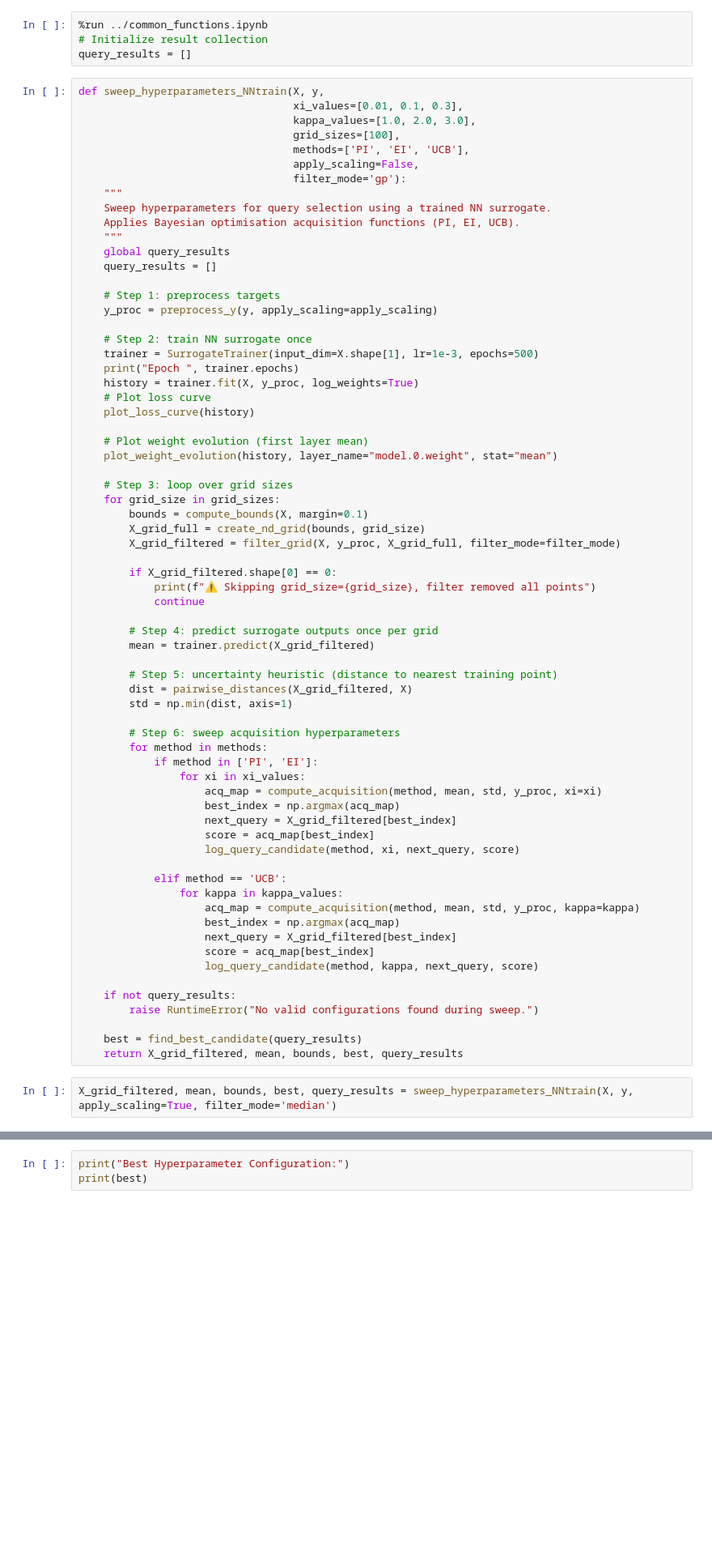
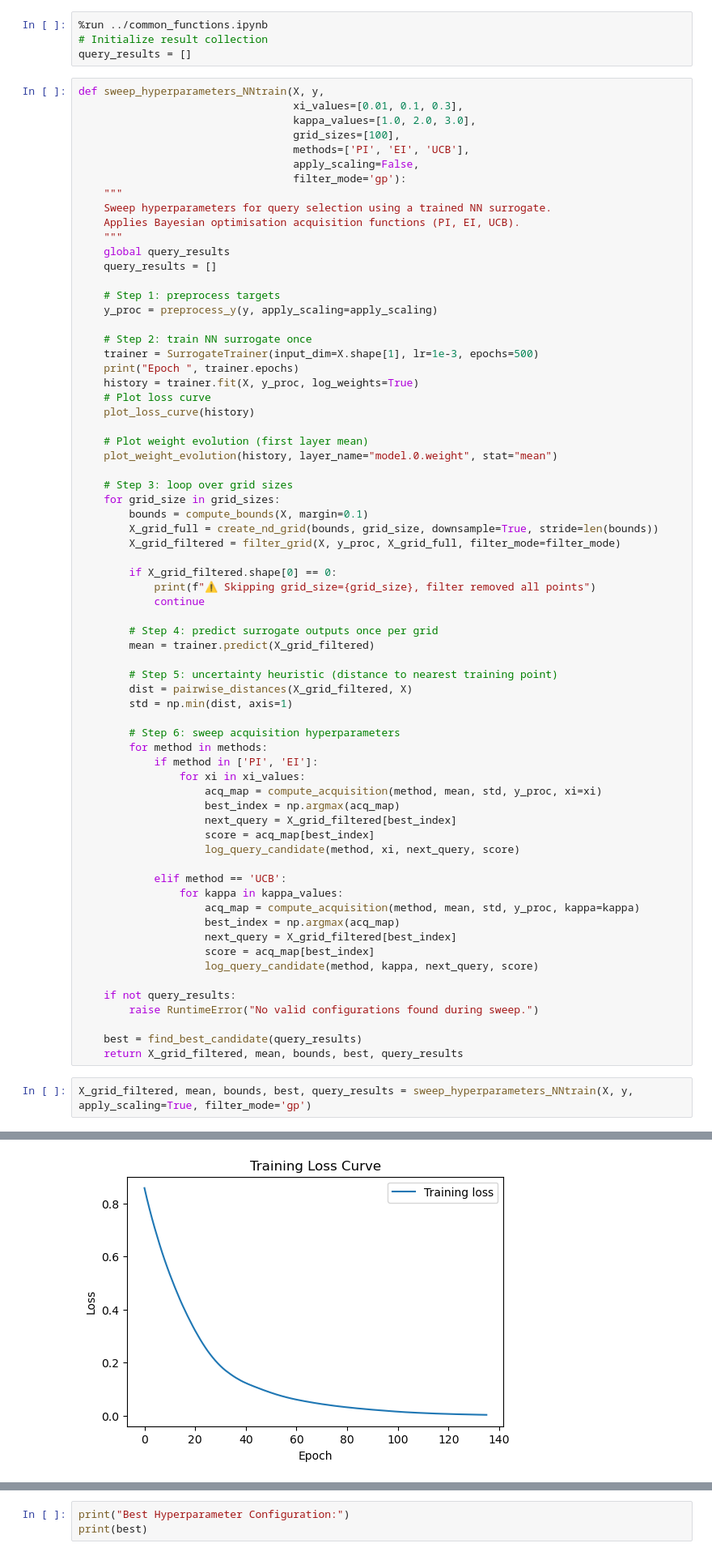
Before and after one commit to ajay-falcon-ai/Capstone-Black-Box-functions, a Jupyter notebook: function_6/function_6_surrogate_nn.ipynb, the cells around one changed output, grey strips where cells are left out. Shown: that part at 81% size. Drawn from its saved outputs; the diff is of its cells as text; blank space fills up the shorter version.

```diff
--- a/function_6/function_6_surrogate_nn.ipynb
+++ b/function_6/function_6_surrogate_nn.ipynb
@@ -81,7 +98,7 @@ def sweep_hyperparameters_NNtrain(X, y,
     # Step 3: loop over grid sizes
     for grid_size in grid_sizes:
         bounds = compute_bounds(X, margin=0.1)
-        X_grid_full = create_nd_grid(bounds, grid_size)
+        X_grid_full = create_nd_grid(bounds, grid_size, downsample=True, stride=len(bounds))
         X_grid_filtered = filter_grid(X, y_proc, X_grid_full, filter_mode=filter_mode)
 
         if X_grid_filtered.shape[0] == 0:
@@ -119,4 +136,5 @@ def sweep_hyperparameters_NNtrain(X, y,
     best = find_best_candidate(query_results)
     return X_grid_filtered, mean, bounds, best, query_results
 # %%
-X_grid_filtered, mean, bounds, best, query_results = sweep_hyperparameters_NNtrain(X, y, apply_scaling=True, filter_mode='median')
+X_grid_filtered, mean, bounds, best, query_results = sweep_hyperparameters_NNtrain(X, y, apply_scaling=True, filter_mode='gp')
+# %% [output]
@@ -122,0 +147 @@ X_grid_filtered, mean, bounds, best, query_results = sweep_hyperparameters_NNtra
+[figure, added]
```
Also changed, not shown: parts of 2 cells of this notebook, 22 other files.
